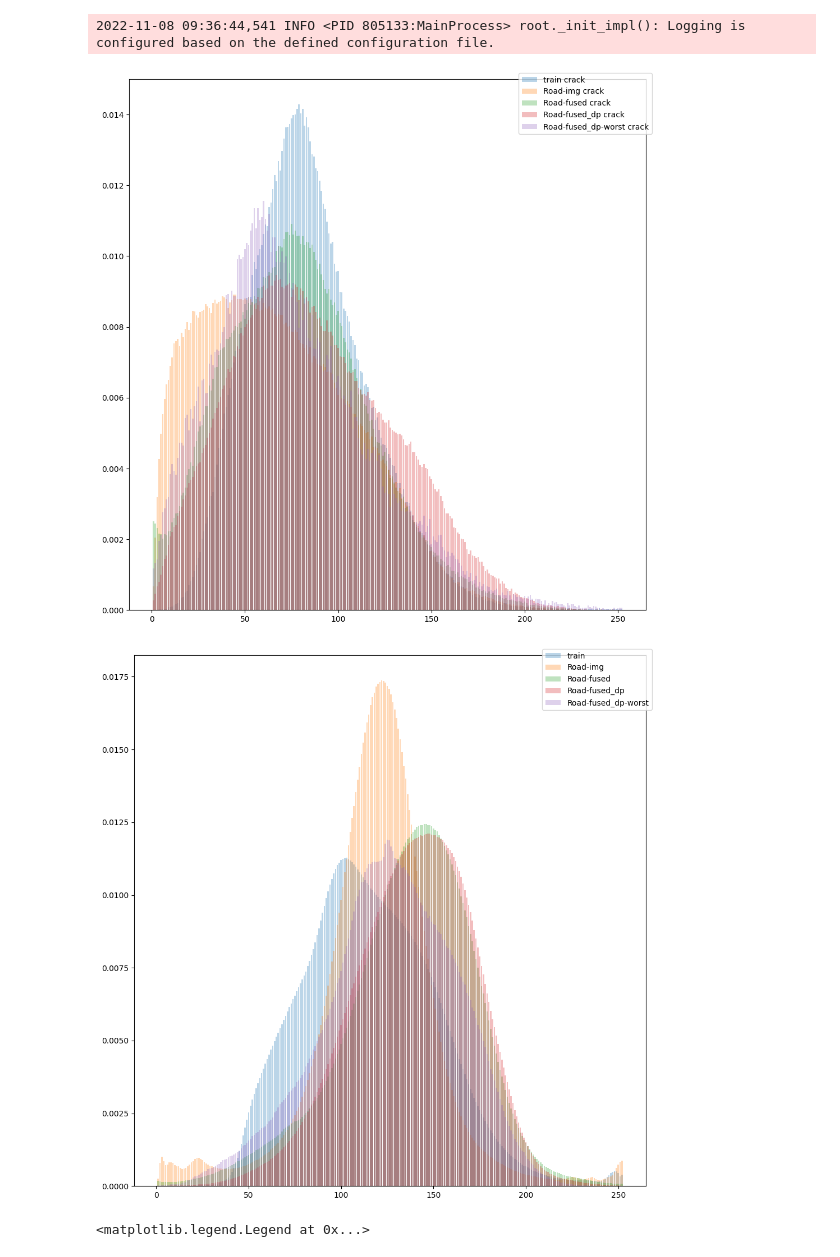
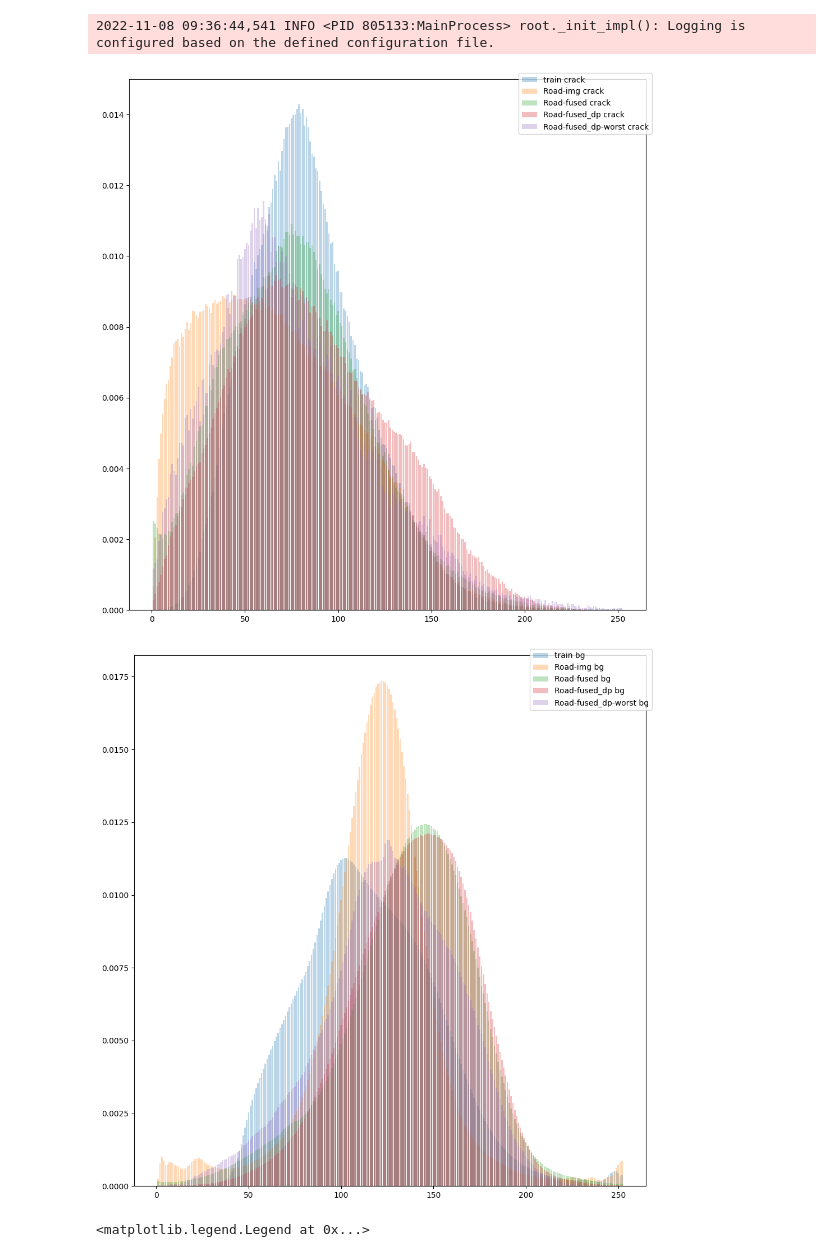
Before and after one commit to parham/lemanchot-analysis, a Jupyter notebook: use_cases/use_case_01/crack_datasets_analysis.ipynb, the cells around one changed output. Drawn from its saved outputs; the diff is of its cells as text; code cells hidden in the pictures.

```diff
--- a/use_cases/use_case_01/crack_datasets_analysis.ipynb
+++ b/use_cases/use_case_01/crack_datasets_analysis.ipynb
@@ -98,21 +98,21 @@ pix_bg = [p[0][1:253] / p[0][1:253].sum() for p in pix]
 # %%
 fig, ax = plt.subplots(figsize=(10, 10))
 for p, label in zip(pix_crack, ['train', 'Road-img', 'Road-fused', 'Road-fused_dp', "Road-fused_dp-worst"]):
     ax.bar(x, p.numpy(), alpha=0.3, label=label+" crack")
 
 fig.tight_layout()
 fig.legend(loc="upper right")
 
 fig, ax = plt.subplots(figsize=(10, 10))
 for p, label in zip(pix_bg, ['train', 'Road-img', 'Road-fused', 'Road-fused_dp', "Road-fused_dp-worst"]):
-    ax.bar(x, p.numpy(), alpha=0.3, label=label)
+    ax.bar(x, p.numpy(), alpha=0.3, label=label + " bg")
 
 fig.tight_layout()
 fig.legend(loc="upper right")
 plt.show()
 # %% [output]
 [figure]
-[figure, old version]
+[figure, new version]
 # %%
 fig, ax = plt.subplots(figsize=(7, 7))
 ax.bar(x, pix_crack[1].numpy(), alpha=0.3, label= "Road img crack")
```
Also changed, not shown: 6 other files.
